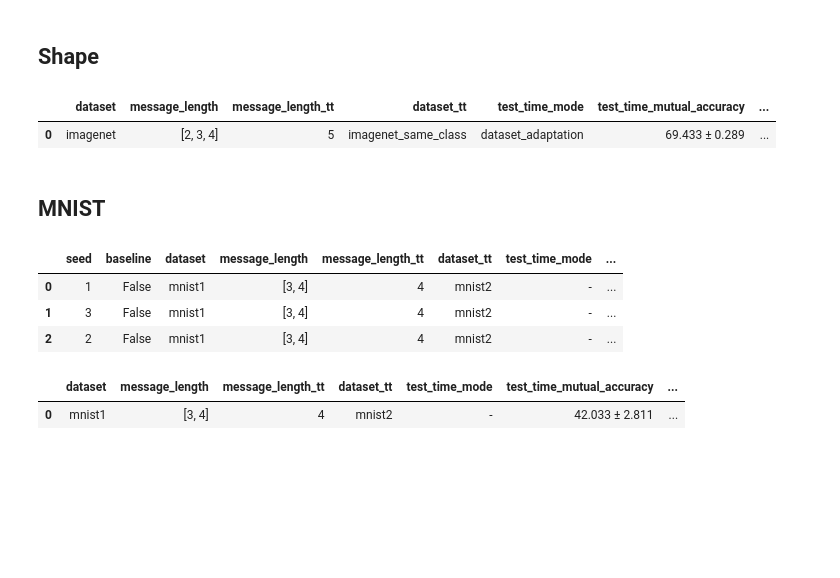
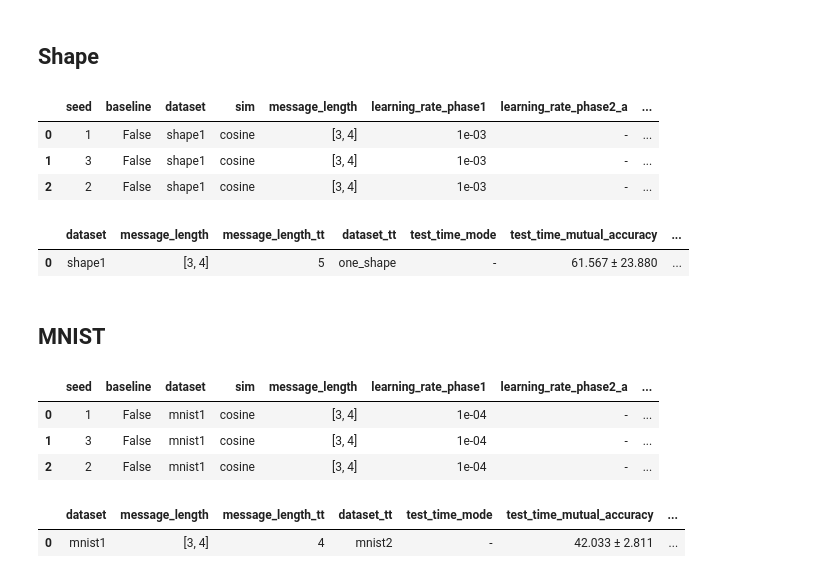
Before and after one commit to MehdiJmlkh/Test-Time-Emergent-Language, a Jupyter notebook: VQTT/results.ipynb, the cells around one changed output. Saved outputs shown, nothing was run; the diff lists cells and outputs as text; code cells hidden in the pictures; blank space fills up the shorter version.

Commit message:
Calculate cka for shape

```diff
--- a/VQTT/results.ipynb
+++ b/VQTT/results.ipynb
@@ -2374,35 +2367,40 @@ alignment_metrics = [
 # %% [markdown]
 ## Shape
 # %%
-# res = filter_df({
-#     "dataset": "shape1",
-#     "baseline": False,
-#     "gumbel": False,
-#     "mp_similarity": "!None",
-# })
+res = filter_df({
+    "dataset": "shape1",
+    "baseline": False,
+    "gumbel": False,
+    "mp_similarity": "!None",
+})
 
-# res[baseline_cols + alignment_metrics]
+res[backbone_cols + alignment_metrics]
+# %% [output]
+|  | seed | baseline | dataset | sim | message_length | learning_rate_phase1 | learning_rate_phase2_a | ... |
+| 0 | 1 | False | shape1 | cosine | [3, 4] | 1e-03 | - | ... |
+| 1 | 3 | False | shape1 | cosine | [3, 4] | 1e-03 | - | ... |
+| 2 | 2 | False | shape1 | cosine | [3, 4] | 1e-03 | - | ... |
 # %%
-# mean_and_std(res, metrics=["test_time_mutual_accuracy"] + alignment_metrics, precision=3)
+mean_and_std(res, metrics=["test_time_mutual_accuracy"] + alignment_metrics, precision=3)
 # %% [output]
 |  | dataset | message_length | message_length_tt | dataset_tt | test_time_mode | test_time_mutual_accuracy | ... |
-| 0 | imagenet | [2, 3, 4] | 5 | imagenet_same_class | dataset_adaptation | 69.433 ± 0.289 | ... |
+| 0 | shape1 | [3, 4] | 5 | one_shape | - | 61.567 ± 23.880 | ... |
 # %% [markdown]
 ## MNIST
 # %%
 res = filter_df({
     "dataset": "mnist1",
     "baseline": False,
     "gumbel": False,
     "mp_similarity": "!None",
 })
 
-res[baseline_cols + alignment_metrics]
+res[backbone_cols + alignment_metrics]
 # %% [output]
-|  | seed | baseline | dataset | message_length | message_length_tt | dataset_tt | test_time_mode | ... |
-| 0 | 1 | False | mnist1 | [3, 4] | 4 | mnist2 | - | ... |
-| 1 | 3 | False | mnist1 | [3, 4] | 4 | mnist2 | - | ... |
-| 2 | 2 | False | mnist1 | [3, 4] | 4 | mnist2 | - | ... |
+|  | seed | baseline | dataset | sim | message_length | learning_rate_phase1 | learning_rate_phase2_a | ... |
+| 0 | 1 | False | mnist1 | cosine | [3, 4] | 1e-04 | - | ... |
+| 1 | 3 | False | mnist1 | cosine | [3, 4] | 1e-04 | - | ... |
+| 2 | 2 | False | mnist1 | cosine | [3, 4] | 1e-04 | - | ... |
 # %%
 mean_and_std(res, metrics=["test_time_mutual_accuracy"] + alignment_metrics, precision=3)
 # %% [output]
```
Also changed, not shown: parts of 3 cells of this notebook, 3 other files.
